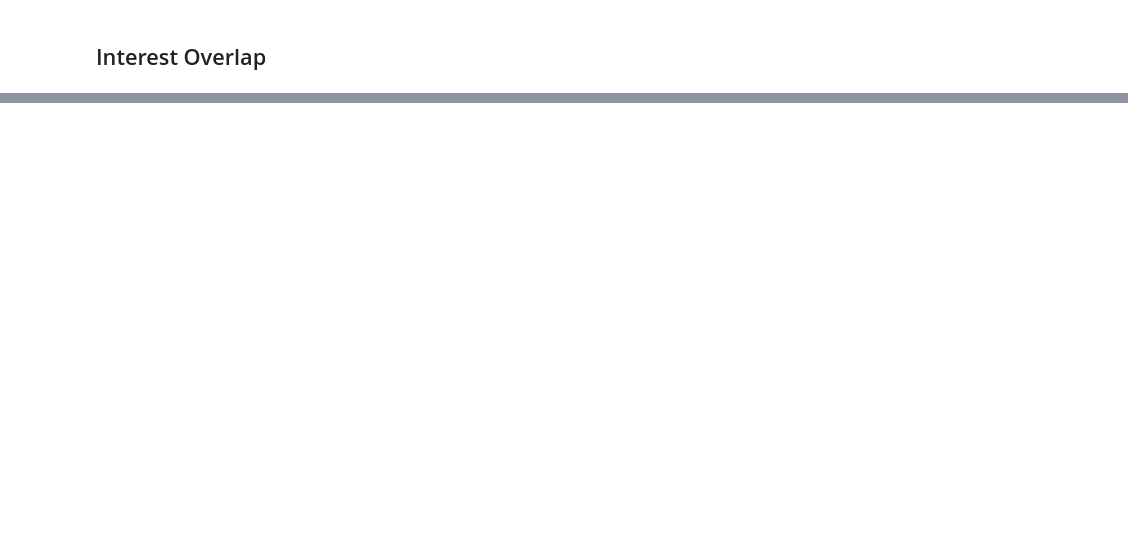
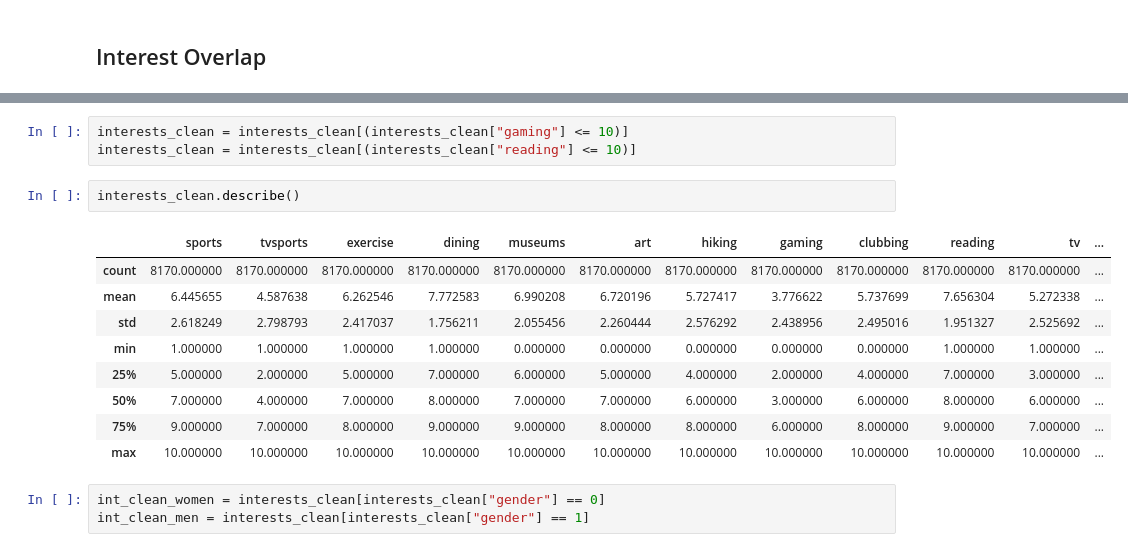
Before and after one commit to dtheo91/DataLiteracyPractical, a Jupyter notebook: EDA/Analysis.ipynb, the cells around one changed output, grey strips where cells are left out. Drawn from its saved outputs; the diff is of its cells as text; blank space fills up the shorter version.

```diff
--- a/EDA/Analysis.ipynb
+++ b/EDA/Analysis.ipynb
@@ -197,0 +206,18 @@ plt.show()
+# %%
+interests_clean = interests_clean[(interests_clean["gaming"] <= 10)]
+interests_clean = interests_clean[(interests_clean["reading"] <= 10)]
+# %%
+interests_clean.describe()
+# %% [output]
+|  | sports | tvsports | exercise | dining | museums | art | hiking | gaming | clubbing | reading | tv | ... |
+| count | 8170.000000 | 8170.000000 | 8170.000000 | 8170.000000 | 8170.000000 | 8170.000000 | 8170.000000 | 8170.000000 | 8170.000000 | 8170.000000 | 8170.000000 | ... |
+| mean | 6.445655 | 4.587638 | 6.262546 | 7.772583 | 6.990208 | 6.720196 | 5.727417 | 3.776622 | 5.737699 | 7.656304 | 5.272338 | ... |
+| std | 2.618249 | 2.798793 | 2.417037 | 1.756211 | 2.055456 | 2.260444 | 2.576292 | 2.438956 | 2.495016 | 1.951327 | 2.525692 | ... |
+| min | 1.000000 | 1.000000 | 1.000000 | 1.000000 | 0.000000 | 0.000000 | 0.000000 | 0.000000 | 0.000000 | 1.000000 | 1.000000 | ... |
+| 25% | 5.000000 | 2.000000 | 5.000000 | 7.000000 | 6.000000 | 5.000000 | 4.000000 | 2.000000 | 4.000000 | 7.000000 | 3.000000 | ... |
+| 50% | 7.000000 | 4.000000 | 7.000000 | 8.000000 | 7.000000 | 7.000000 | 6.000000 | 3.000000 | 6.000000 | 8.000000 | 6.000000 | ... |
+| 75% | 9.000000 | 7.000000 | 8.000000 | 9.000000 | 9.000000 | 8.000000 | 8.000000 | 6.000000 | 8.000000 | 9.000000 | 7.000000 | ... |
+| max | 10.000000 | 10.000000 | 10.000000 | 10.000000 | 10.000000 | 10.000000 | 10.000000 | 10.000000 | 10.000000 | 10.000000 | 10.000000 | ... |
+# %%
+int_clean_women = interests_clean[interests_clean["gender"] == 0]
+int_clean_men = interests_clean[interests_clean["gender"] == 1]
```
Also changed, not shown: parts of 9 cells of this notebook, 4 other files.
